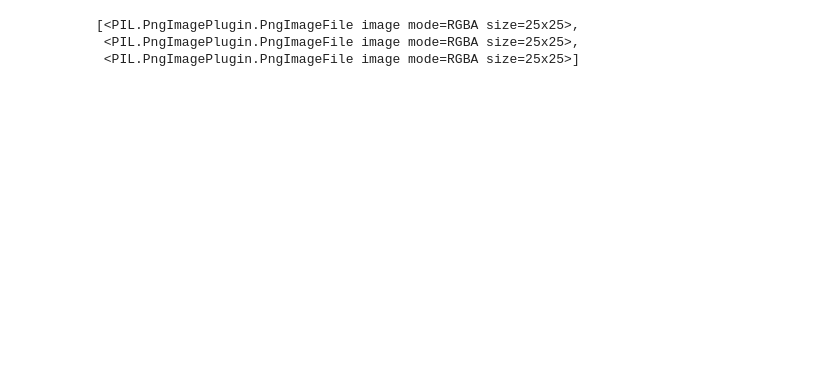
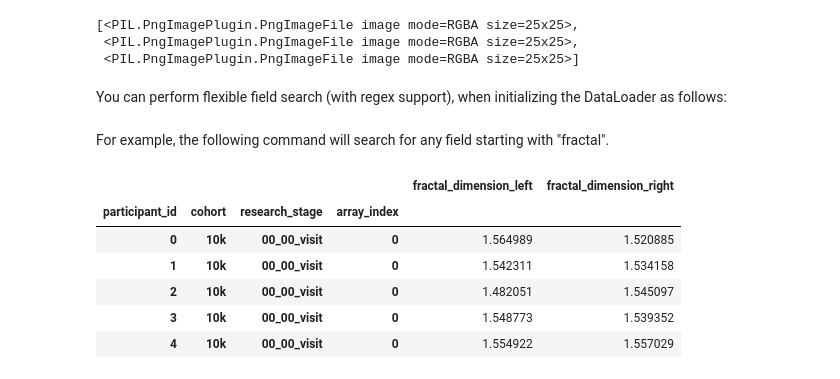
Before and after one commit to pheno-ai/pheno-utils, a Jupyter notebook: _proc/05_data_loader.ipynb, the cells around one changed output. Cells and saved outputs as stored; diff of their text form; code cells hidden in the pictures; blank space fills up the shorter version.

```diff
--- a/_proc/05_data_loader.ipynb
+++ b/_proc/05_data_loader.ipynb
@@ -112,3 +117,19 @@ dl.load_sample_data('fundus_image_left', [0, 1, 2], load_func=Image.open, concat
 [<PIL.PngImagePlugin.PngImageFile image mode=RGBA size=25x25>,
  <PIL.PngImagePlugin.PngImageFile image mode=RGBA size=25x25>,
  <PIL.PngImagePlugin.PngImageFile image mode=RGBA size=25x25>]
+# %% [markdown]
+You can perform flexible field search (with regex support), when initializing the DataLoader as follows:
+# %%
+dl = DataLoader('Fundus', base_path='examples/', flexible_field_search=True)
+# %% [markdown]
+For example, the following command will search for any field starting with "fractal".
+# %%
+dl['^fractal']
+# %% [output]
+|  |  |  |  | fractal_dimension_left | fractal_dimension_right |
+| participant_id | cohort | research_stage | array_index |  |  |
+| 0 | 10k | 00_00_visit | 0 | 1.564989 | 1.520885 |
+| 1 | 10k | 00_00_visit | 0 | 1.542311 | 1.534158 |
+| 2 | 10k | 00_00_visit | 0 | 1.482051 | 1.545097 |
+| 3 | 10k | 00_00_visit | 0 | 1.548773 | 1.539352 |
+| 4 | 10k | 00_00_visit | 0 | 1.554922 | 1.557029 |
```
Also changed, not shown: parts of 5 cells of this notebook, 2 other files.
